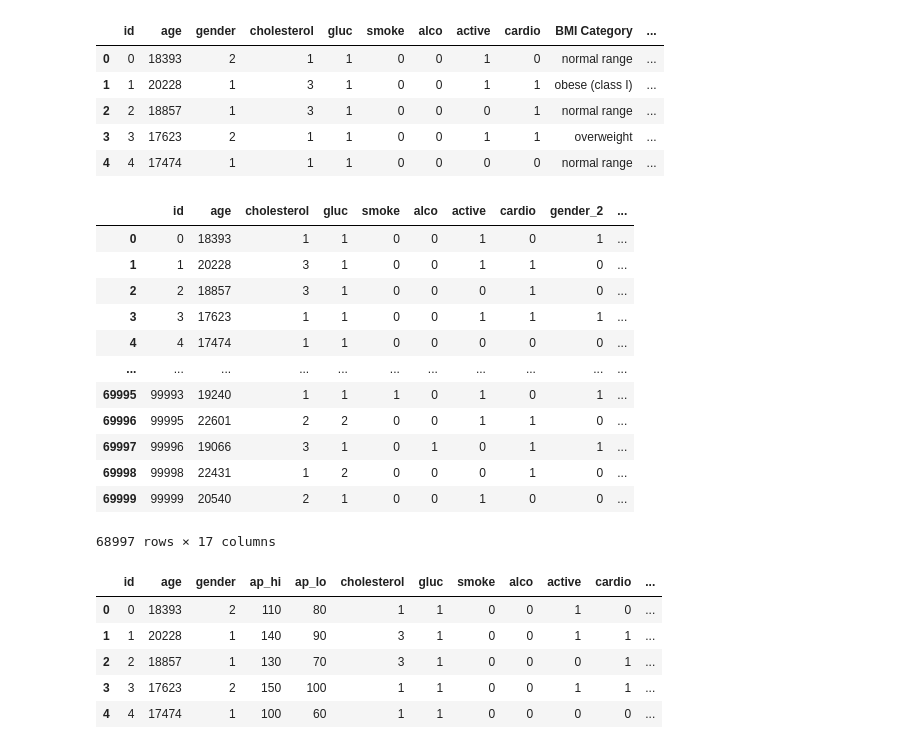
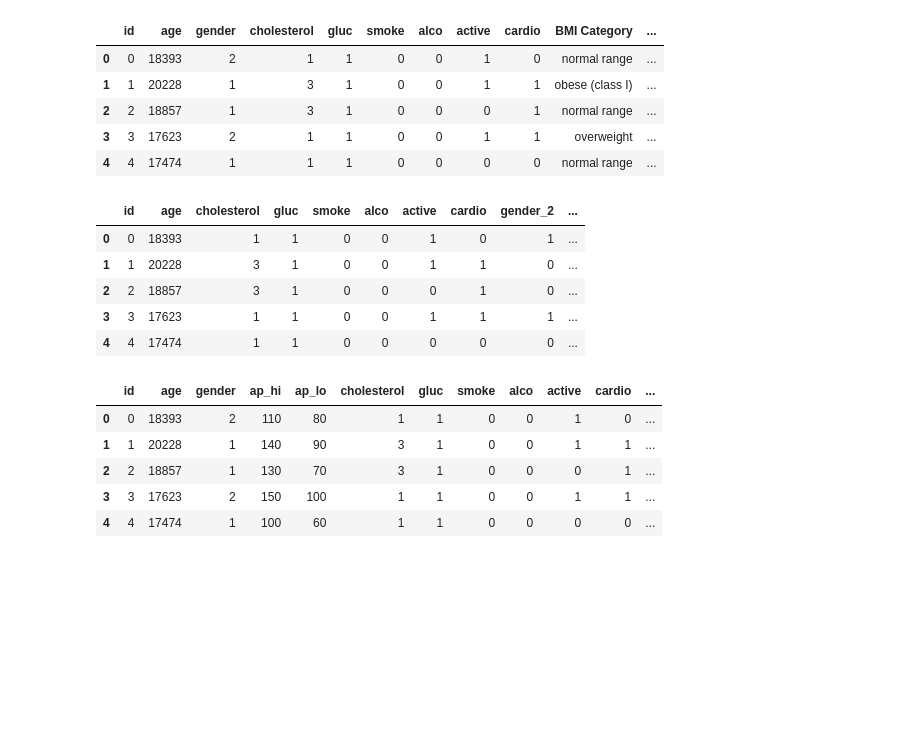
Before and after one commit to SamiFatmi/Machine-Learning-SAMI-FATMI, a Jupyter notebook: Labs/2-Disease_prediction.ipynb, the cells around one changed output. Saved outputs shown, nothing was run; the diff lists cells and outputs as text; code cells hidden in the pictures; blank space fills up the shorter version.

```diff
--- a/Labs/2-Disease_prediction.ipynb
+++ b/Labs/2-Disease_prediction.ipynb
@@ -286,9 +286,9 @@ sns.heatmap(df_modified.corr(), vmin=-1, vmax=1, annot=True)
 # %% [markdown]
 # 2.3 Create 2 datasets
 # %%
-df1 = df_modified.drop(["ap_hi","ap_lo","height","weight","BMI"],axis=1)
+df_discrete = df_modified.drop(["ap_hi","ap_lo","height","weight","BMI"],axis=1)
 
-df1.head()
+df_discrete.head()
 # %% [output]
 |  | id | age | gender | cholesterol | gluc | smoke | alco | active | cardio | BMI Category | ... |
 | 0 | 0 | 18393 | 2 | 1 | 1 | 0 | 0 | 1 | 0 | normal range | ... |
@@ -297,21 +297,14 @@ df1.head()
 | 3 | 3 | 17623 | 2 | 1 | 1 | 0 | 0 | 1 | 1 | overweight | ... |
 | 4 | 4 | 17474 | 1 | 1 | 1 | 0 | 0 | 0 | 0 | normal range | ... |
 # %%
-df1_onehot = pd.get_dummies(df1, columns = ["gender", "BMI Category", "Blood pressure"], drop_first=True)
+df_discrete_onehot = pd.get_dummies(df_discrete, columns = ["gender", "BMI Category", "Blood pressure"], drop_first=True)
 
-df1_onehot.head()
+df_discrete_onehot.head()
 # %% [output]
 |  | id | age | cholesterol | gluc | smoke | alco | active | cardio | gender_2 | ... |
 | 0 | 0 | 18393 | 1 | 1 | 0 | 0 | 1 | 0 | 1 | ... |
 | 1 | 1 | 20228 | 3 | 1 | 0 | 0 | 1 | 1 | 0 | ... |
 | 2 | 2 | 18857 | 3 | 1 | 0 | 0 | 0 | 1 | 0 | ... |
 | 3 | 3 | 17623 | 1 | 1 | 0 | 0 | 1 | 1 | 1 | ... |
 | 4 | 4 | 17474 | 1 | 1 | 0 | 0 | 0 | 0 | 0 | ... |
-| ... | ... | ... | ... | ... | ... | ... | ... | ... | ... | ... |
-| 69995 | 99993 | 19240 | 1 | 1 | 1 | 0 | 1 | 0 | 1 | ... |
-| 69996 | 99995 | 22601 | 2 | 2 | 0 | 0 | 1 | 1 | 0 | ... |
-| 69997 | 99996 | 19066 | 3 | 1 | 0 | 1 | 0 | 1 | 1 | ... |
-| 69998 | 99998 | 22431 | 1 | 2 | 0 | 0 | 0 | 1 | 0 | ... |
-| 69999 | 99999 | 20540 | 2 | 1 | 0 | 0 | 1 | 0 | 0 | ... |
-68997 rows × 17 columns
 # %%
```
Also changed, not shown: parts of 5 cells of this notebook.
